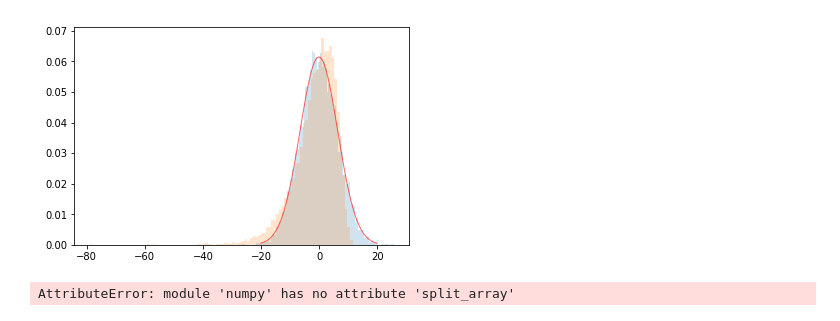
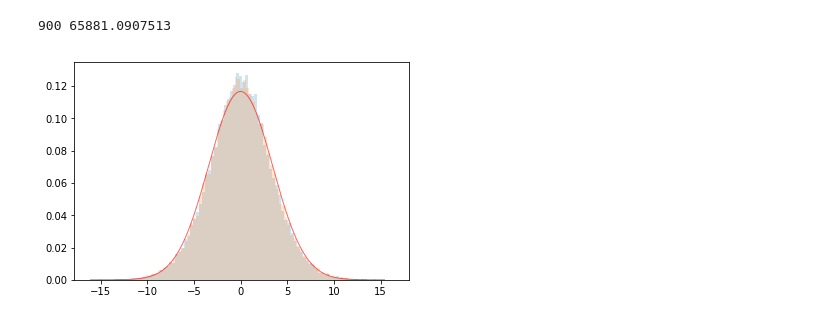
Before and after one commit to sevvi/lambert-matrix-factorization, a Jupyter notebook: lambert-matrix-factorization.ipynb, the cells around one changed output. Saved outputs shown, nothing was run; the diff lists cells and outputs as text; code cells hidden in the pictures.

Commit message:
added skew-pdf plot

```diff
--- a/lambert-matrix-factorization.ipynb
+++ b/lambert-matrix-factorization.ipynb
@@ -23,0 +54,6 @@ defvjp(lambertw,
+# %%
+loc = np.matmul(theta, beta.T)
+skews = np.arange(-0.2, 0.2, 0.01)
+pdf = [np.sum(lambertw_logpdf(y, loc, np.log(1.), skew)) for skew in skews]
+plt.plot(skew, pdf, 'r-', lw=1, alpha=0.6)
+skews[np.where(pdf == np.max(pdf))]
@@ -24,28 +63,41 @@ defvjp(lambertw,
+# %%
+def make_lambertw_routines(y):
+
+    def unpack_params(params):
+        theta = anp.reshape(params[:(N*K)], [N, K])
+        beta = anp.reshape(params[(N*K):], [D, K])
+        return theta, beta
+
+    def lambertw_logpdf(theta, beta):
+        loc = anp.matmul(theta, beta.T)
+        return (gnorm.logpdf(y, loc , 1.))
+
+    def objective(params, t):
+        theta, beta = unpack_params(params)
+        return -anp.sum(lambertw_logpdf(theta, beta))
+    return objective, lambertw_logpdf, unpack_params
+
+
+def callback(params, i, g):
+    if not i%100: print(i, objective(params, 0), end ='\r')
+
+theta_n = npr.randn(N,K)
+beta_n = npr.randn(D,K)
+init_params = np.concatenate([theta_n.flatten(),beta_n.flatten()])
+objective, lambertw_logpdf, unpack_params = make_lambertw_routines(z)
+gradient = grad(objective)
+final_params = adam(gradient, init_params, step_size=0.1, num_iters=1000, callback = callback)
+theta_f, beta_f = unpack_params(final_params)
+# %% [output]
+900 65881.0907513
 # %%
-# generate sample data
-N = 1000
-D = 10
-K = 50
-
-loc = 0.
-scale = 10.
-skew = -0.2
-theta = npr.randn(N,K)
-beta = npr.randn(D,K)
-# beta = npr.randn(npr.randn(0,10,D),size = D*K)
-z = np.matmul(theta, beta.T) + npr.randn(N,D)
-loc = np.mean(z)
-scale = np.std(z)
-
-u = (z - loc)/scale
-y = u * np.exp(skew * u) * scale + loc
-z_1 = lambertw((y - loc)/scale * skew)/skew * scale  + loc
-
-plt.hist(z.flatten(), 100, normed=True, alpha=0.2)
-plt.hist(y.flatten(), 100, normed=True, alpha=0.2)
-
+z_new = np.matmul(theta_f, beta_f.T) + npr.randn(N,D)
+plt.hist(z_1.flatten(), 100, normed=True, alpha=0.2)
+plt.hist(z_new.flatten(), 100, normed=True, alpha=0.2)
+loc = np.mean(z_new)
+scale = np.std(z_new)
 x = np.linspace(norm.ppf(0.001, loc, scale), norm.ppf(0.999, loc, scale), 100)
-plt.plot(x, norm.pdf(x, loc, scale), 'r-', lw=1, alpha=0.6)
+plt.plot(np.sort(z_new.flatten()), norm.pdf(np.sort(z_new.flatten()), loc, scale), 'r-', lw=1, alpha=0.6)
 plt.show()
 # %% [output]
-[figure, old version]
+[figure, new version]
@@ -87,4 +103,0 @@ def define_objective(y, batch_size = 100):
-# %%
-np.split_array
-# %% [output]
-AttributeError: module 'numpy' has no attribute 'split_array'
```
Also changed, not shown: parts of 10 cells of this notebook.
